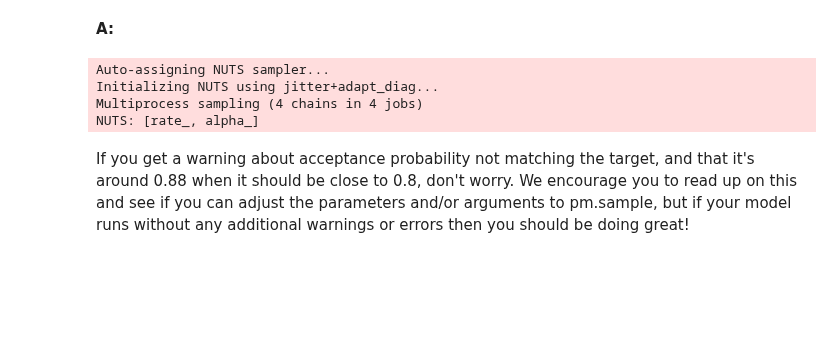
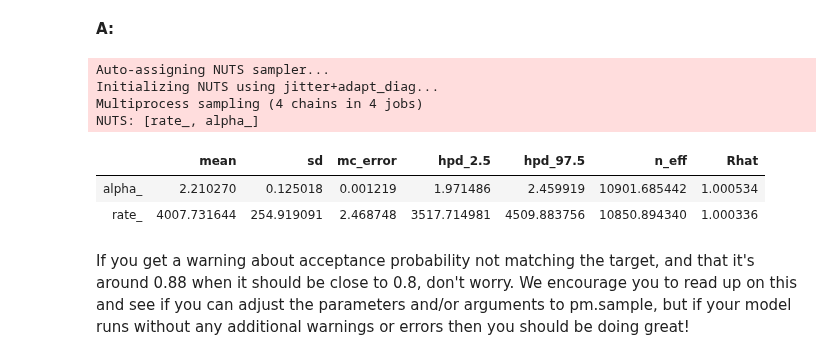
Before and after one commit to Anandpatil412/DSC, a Jupyter notebook: Miniproject_Bayesian_stats/inferential_statistics_3-Q.ipynb, the cells around one changed output. Drawn from its saved outputs; the diff is of its cells as text; code cells hidden in the pictures; blank space fills up the shorter version.

```diff
--- a/Miniproject_Bayesian_stats/inferential_statistics_3-Q.ipynb
+++ b/Miniproject_Bayesian_stats/inferential_statistics_3-Q.ipynb
@@ -113,6 +113,12 @@ Auto-assigning NUTS sampler...
 Initializing NUTS using jitter+adapt_diag...
 Multiprocess sampling (4 chains in 4 jobs)
 NUTS: [rate_, alpha_]
+# %%
+pm.summary(trace)
+# %% [output]
+|  | mean | sd | mc_error | hpd_2.5 | hpd_97.5 | n_eff | Rhat |
+| alpha_ | 2.210270 | 0.125018 | 0.001219 | 1.971486 | 2.459919 | 10901.685442 | 1.000534 |
+| rate_ | 4007.731644 | 254.919091 | 2.468748 | 3517.714981 | 4509.883756 | 10850.894340 | 1.000336 |
 # %% [markdown]
 If you get a warning about acceptance probability not matching the target, and that it's around 0.88 when it should be close to 0.8, don't worry. We encourage you to read up on this and see if you can adjust the parameters and/or arguments to pm.sample, but if your model runs without any additional warnings or errors then you should be doing great!
 # %% [markdown]
```
Also changed, not shown: parts of 6 cells of this notebook.
